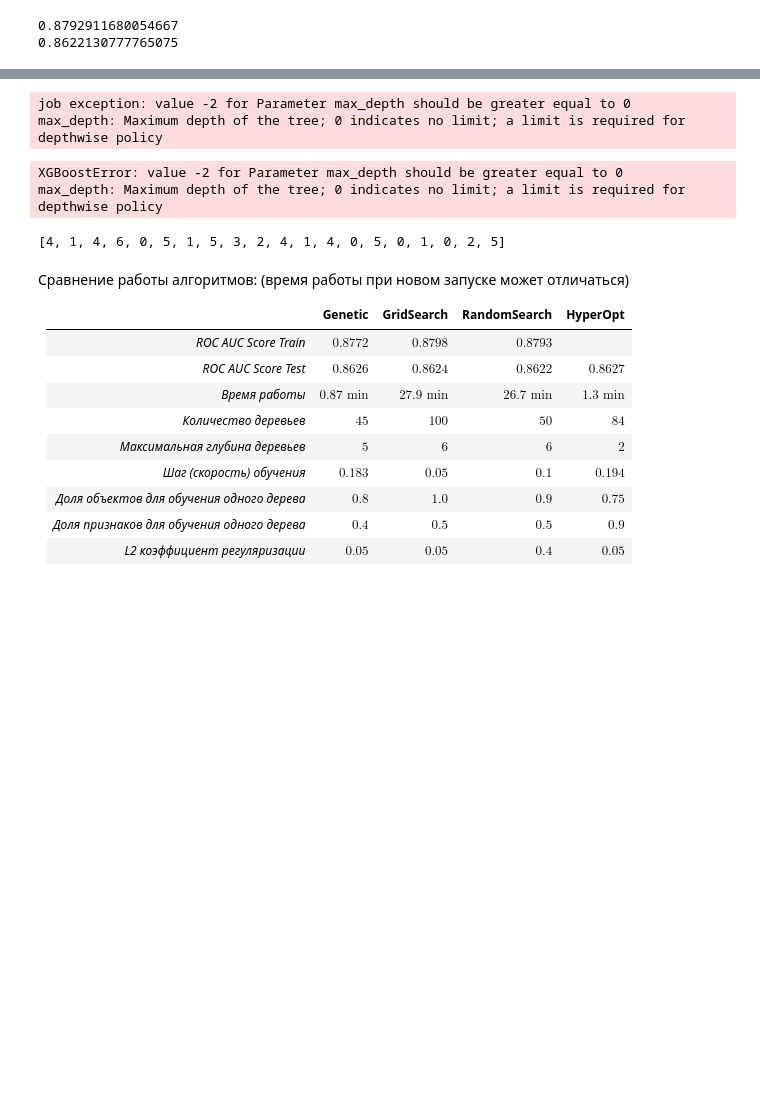
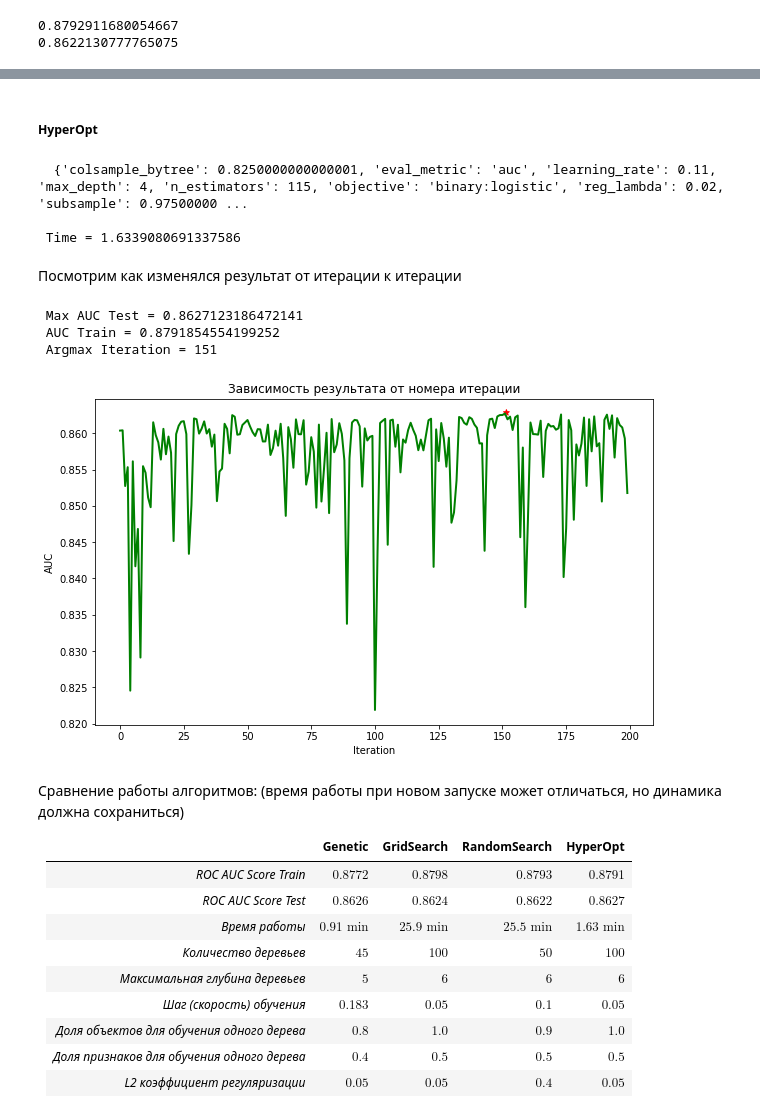
Before and after one commit to DrozhzhinSV/ML-Classic, a Jupyter notebook: 3. GradientBoosting.ipynb, the cells around one changed output, grey strips where cells are left out. Drawn from its saved outputs; the diff is of its cells as text; code cells hidden in the pictures; blank space fills up the shorter version.

```diff
--- a/3. GradientBoosting.ipynb
+++ b/3. GradientBoosting.ipynb
@@ -1331 +1329,3 @@ HyperOpt
+# %% [markdown]
+##### HyperOpt
 # %%
@@ -1359,35 +1360,51 @@ space_xgb = {
             'eval_metric': 'auc'
             }
 
+best = fmin(fn = hyperopt_xgb_score, space = space_xgb, algo = tpe.suggest, trials = tpe_trials,
+            max_evals = 200, rstate = np.random.RandomState(8), show_progressbar = True)
 
-
-best = fmin(fn = hyperopt_xgb_score, space = space_xgb, algo = tpe.suggest, trials = tpe_trials,
-            max_evals = 20, rstate = np.random.RandomState(17), show_progressbar = True)
-print()
-print()
-print('best:')
-print(best)
-print(f"Time = {(time.time() - start) / 60.0}")
+print('\n ', space_eval(space_xgb, best))
+print(f"\n Time = {(time.time() - start) / 60.0}")
 # %% [output]
-job exception: value -2 for Parameter max_depth should be greater equal to 0
-max_depth: Maximum depth of the tree; 0 indicates no limit; a limit is required for depthwise policy
+  {'colsample_bytree': 0.8250000000000001, 'eval_metric': 'auc', 'learning_rate': 0.11, 'max_depth': 4, 'n_estimators': 115, 'objective': 'binary:logistic', 'reg_lambda': 0.02, 'subsample': 0.97500000 ...
+
+ Time = 1.6339080691337586
-XGBoostError: value -2 for Parameter max_depth should be greater equal to 0
-max_depth: Maximum depth of the tree; 0 indicates no limit; a limit is required for depthwise policy
-# %%
-tpe_trials.idxs_vals[1]['max_depth']
-# %% [output]
-[4, 1, 4, 6, 0, 5, 1, 5, 3, 2, 4, 1, 4, 0, 5, 0, 1, 0, 2, 5]
+# %% [markdown]
+Посмотрим как изменялся результат от итерации к итерации
+# %%
+aucTestList = [-x['loss'] for x in tpe_trials.results]
+aucTraintList = [x['loss_train'] for x in tpe_trials.results]
+argmaxTest = np.argmax(aucTestList)
+
+print(" Max AUC Test = {s[0]}\n AUC Train = {s[1]}\n Argmax Iteration = {s[2]}"\
+      .format(s = [aucTestList[argmaxTest], aucTraintList[argmaxTest], argmaxTest]))
+
+plt.figure(figsize = (10, 6))
+
+plt.plot(aucTestList, linewidth = 2, color = 'green')
+plt.scatter(argmaxTest, max(aucTestList), marker = r'$\star$', c = 'red', s = 60)
+
+plt.xlabel("Iteration", fontsize = 10)
+plt.ylabel("AUC", fontsize = 10)
+plt.title("Зависимость результата от номера итерации")
+
+plt.show()
+# %% [output]
+ Max AUC Test = 0.8627123186472141
+ AUC Train = 0.8791854554199252
+ Argmax Iteration = 151
+[figure, added]
 # %% [markdown]
-Сравнение работы алгоритмов: (время работы при новом запуске может отличаться)
+Сравнение работы алгоритмов: (время работы при новом запуске может отличаться, но динамика должна сохраниться)
 
 |                                            |**Genetic**         |**GridSearch**    |**RandomSearch** |**HyperOpt**     |
 |:------------------------------------------:|:------------------:|:----------------:|:---------------:|:---------------:|
-|*ROC AUC Score Train*                       |$0.8772$            |$0.8798$          |$0.8793$         |                 |
+|*ROC AUC Score Train*                       |$0.8772$            |$0.8798$          |$0.8793$         |$0.8791$         |
 |*ROC AUC Score Test*                        |$0.8626$            |$0.8624$          |$0.8622$         |$0.8627$         |
-|*Время работы*                              |$0.87\text{ min}$   |$27.9\text{ min}$ |$26.7\text{ min}$|$1.3\text{ min}$ |
-|*Количество деревьев*                       |$45$                |$100$             |$50$             |$84$             |
-|*Максимальная глубина деревьев*             |$5$                 |$6$               |$6$              |$2$              |
-|*Шаг (скорость) обучения*                   |$0.183$             |$0.05$            |$0.1$            |$0.194$          |
-|*Доля объектов для обучения одного дерева*  |$0.8$               |$1.0$             |$0.9$            |$0.75$           |
-|*Доля признаков для обучения одного дерева* |$0.4$               |$0.5$             |$0.5$            |$0.9$            |
+|*Время работы*                              |$0.91\text{ min}$   |$25.9\text{ min}$ |$25.5\text{ min}$|$1.63\text{ min}$ |
+|*Количество деревьев*                       |$45$                |$100$             |$50$             |$100$            |
+|*Максимальная глубина деревьев*             |$5$                 |$6$               |$6$              |$6$              |
+|*Шаг (скорость) обучения*                   |$0.183$             |$0.05$            |$0.1$            |$0.05$           |
+|*Доля объектов для обучения одного дерева*  |$0.8$               |$1.0$             |$0.9$            |$1.0$           |
+|*Доля признаков для обучения одного дерева* |$0.4$               |$0.5$             |$0.5$            |$0.5$            |
 |*L2 коэффициент регуляризации*              |$0.05$              |$0.05$            |$0.4$            |$0.05$           |
```
Also changed, not shown: parts of 14 cells of this notebook.
